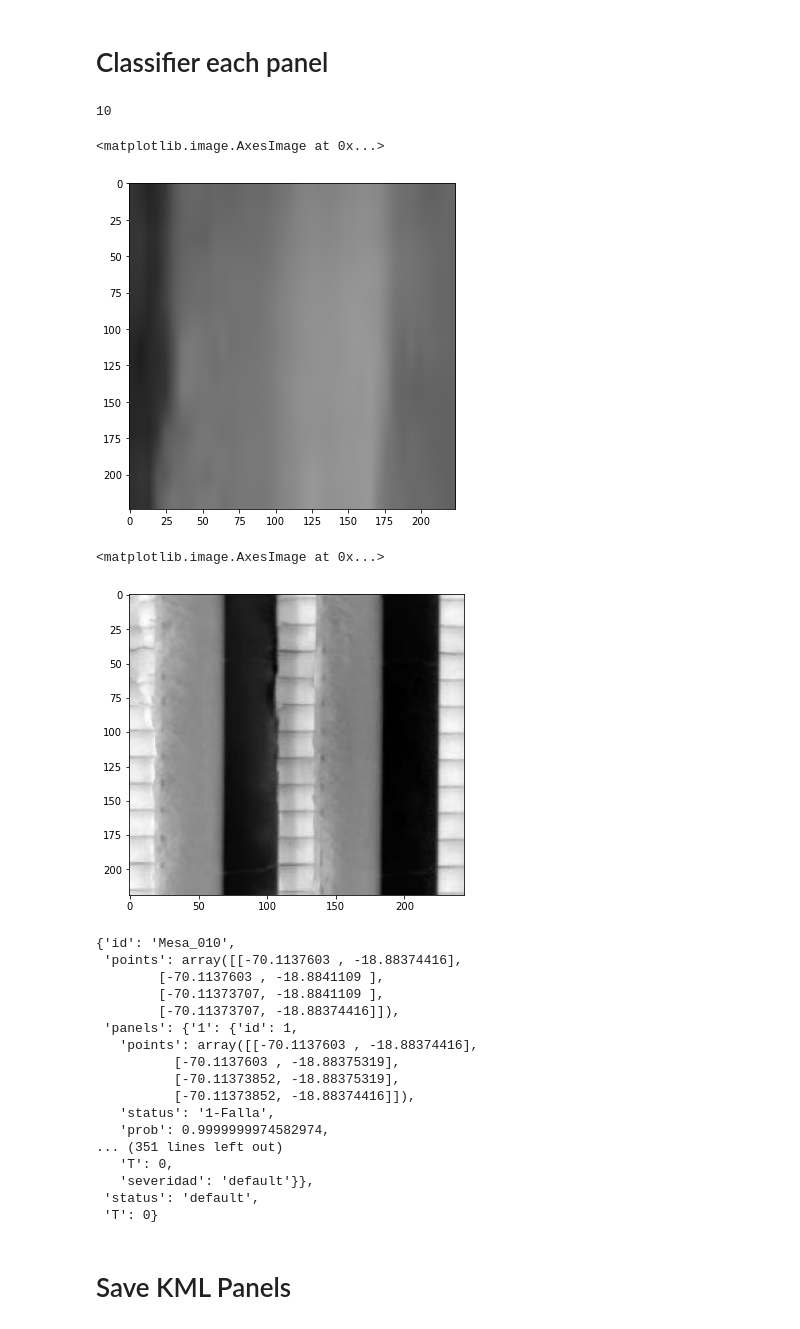
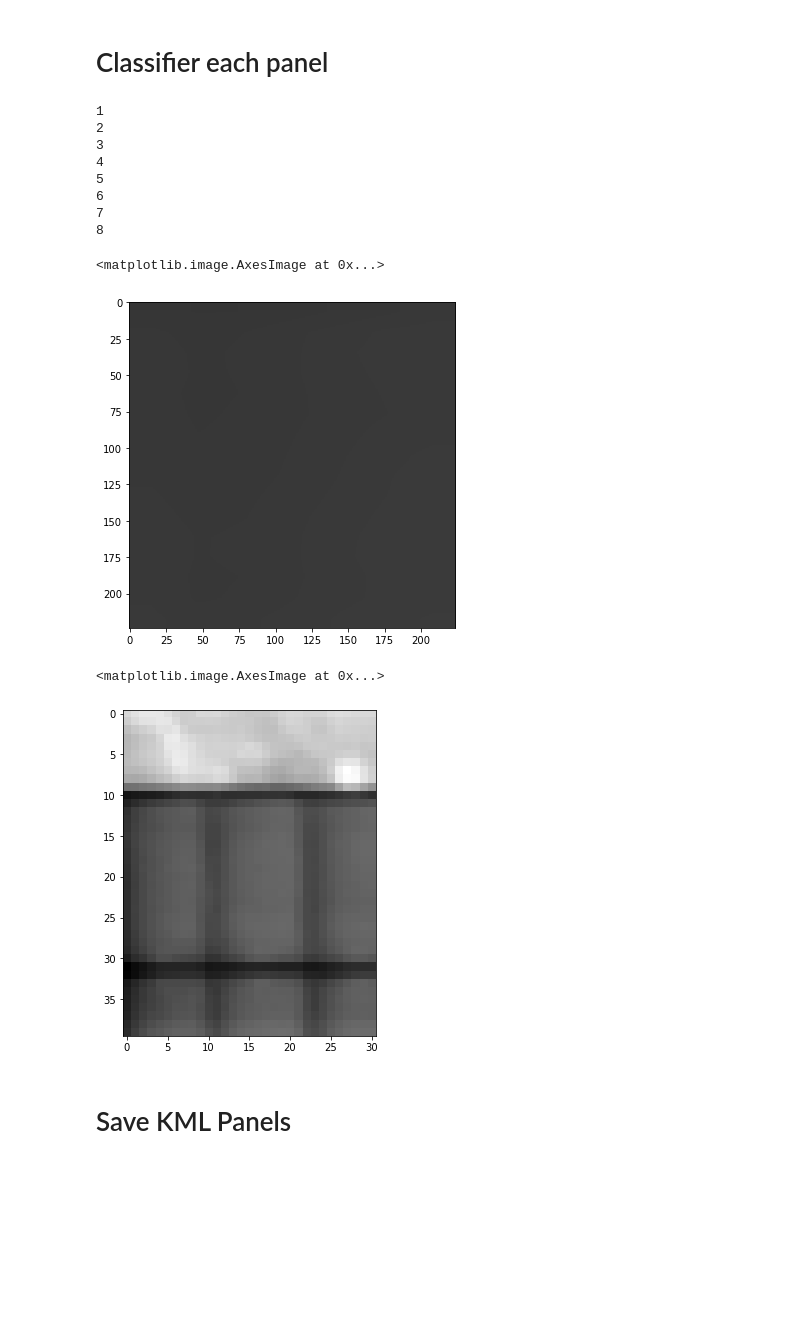
Before and after one commit to RentadroneCL/Photovoltaic_Fault_Detector, a Jupyter notebook: GPS_Panel/ClassifierPanel_KML.ipynb, the cells around one changed output. Drawn from its saved outputs; the diff is of its cells as text; code cells hidden in the pictures; blank space fills up the shorter version.

```diff
--- a/GPS_Panel/ClassifierPanel_KML.ipynb
+++ b/GPS_Panel/ClassifierPanel_KML.ipynb
@@ -30,12 +33,14 @@ def classifier(base_model, recognizer, labels, image_input):
 # %% [markdown]
 # Parameters
 # %%
-path_T = "Pampa/THERMAL_01.tif"
-path_String = "Pampa/BP-A-1.tif"
-ZonaPV = 'BP-A-1'
-path_kml_panel = 'Pampa/KML/Paneles_' + ZonaPV +'_classifier.kml'
-path_dict = 'Pampa/KML/Mesa_' + ZonaPV + '.pickle'
-path_new_dict = 'Pampa/KML/Mesa_' + ZonaPV + '_classifier.pickle'
+path_T = "Los_Loros/TH_02_index_thermal_ir.tif"
+path_String = "Los_Loros/Raster_Test.tif"
+ZonaPV = 'Test'
+path_kml_panel = 'Los_Loros/KML/Paneles_' + ZonaPV +'.kml'
+path_kml_mesa ='Los_Loros/KML/Mesa_' + ZonaPV +'.kml'
+path_dict = 'Los_Loros/KML/Mesa_' + ZonaPV + '.pickle'
+path_new_dict = 'Los_Loros/KML/Mesa_' + ZonaPV + '_classifier.pickle'
+
 
 GR_String = gr.from_file(path_String)
 GR_T = gr.from_file(path_T)
@@ -66,16 +71,16 @@ le = pickle.loads(open(output_label, "rb").read())
 epsilon = -2
 matrix_expand_bounds = [[-epsilon, -epsilon],[+epsilon, -epsilon], [+epsilon, +epsilon], [-epsilon, +epsilon]]
 
-for string_key in ['10']:# L_strings_coord.keys():
+for string_key in L_strings_coord.keys():
     print(string_key)
     string = L_strings_coord[string_key]
     for panel_key in string['panels'].keys():
         panel = string['panels'][panel_key]
         Points =  Utils.gps2pixel(panel['points'], geot_T) + matrix_expand_bounds
 
-        if not GR_T.raster.data[0,Points[0][1] : Points[2][1], Points[0][0]: Points[2][0]].size == 0:
+        if not GR_T.raster.data[Points[0][1] : Points[2][1], Points[0][0]: Points[2][0]].size == 0:
             Im = np.zeros((img_height, img_width, 3))
-            Im[:,:,0] = cv2.resize(GR_T.raster.data[0,Points[0][1] : Points[2][1], Points[0][0]: Points[2][0]], (img_width, img_height))
+            Im[:,:,0] = cv2.resize(GR_T.raster.data[Points[0][1] : Points[2][1], Points[0][0]: Points[2][0]], (img_width, img_height))
             Im[:,:,1] = Im[:,:,0].copy()
             Im[:,:,2] = Im[:,:,0].copy()
             panel['status'], panel['prob'] = classifier(base_model, recognizer_SVM, le, Im)
@@ -83,44 +88,30 @@ for string_key in ['10']:# L_strings_coord.keys():
             print('problem with coords panel: ', string_key, '_', panel_key)
 
 plt.figure(figsize=(6, 6))
-plt.imshow(Im.astype(int))
+plt.imshow(Im)
 # %% [output]
-10
+1
+2
+3
+4
+5
+6
+7
+8
 <matplotlib.image.AxesImage at 0x...>
-[figure, old version]
+[figure, new version]
 # %%
-epsilon = 100
+epsilon = 10
 matrix_expand_bounds = [[-epsilon, -epsilon],[+epsilon, -epsilon], [+epsilon, +epsilon], [-epsilon, +epsilon]]
 
 
-panel = string['panels']['29']
+panel = string['panels']['2']
 Points =  Utils.gps2pixel(panel['points'], geot_T) + matrix_expand_bounds
 plt.figure(figsize=(6, 6))
-plt.imshow(GR_T.raster.data[0,Points[0][1] : Points[2][1], Points[0][0]: Points[2][0]],cmap = 'gray')
+plt.imshow(GR_T.raster.data[Points[0][1] : Points[2][1], Points[0][0]: Points[2][0]],cmap = 'gray')
 # %% [output]
 <matplotlib.image.AxesImage at 0x...>
-[figure, old version]
+[figure, new version]
-# %%
-string = L_strings_coord['10']
-string
-# %% [output]
-{'id': 'Mesa_010',
- 'points': array([[-70.1137603 , -18.88374416],
-        [-70.1137603 , -18.8841109 ],
-        [-70.11373707, -18.8841109 ],
-        [-70.11373707, -18.88374416]]),
- 'panels': {'1': {'id': 1,
-   'points': array([[-70.1137603 , -18.88374416],
-          [-70.1137603 , -18.88375319],
-          [-70.11373852, -18.88375319],
-          [-70.11373852, -18.88374416]]),
-   'status': '1-Falla',
-   'prob': 0.9999999974582974,
-... (351 lines left out)
-   'T': 0,
-   'severidad': 'default'}},
- 'status': 'default',
- 'T': 0}
 # %% [markdown]
 # Save KML Panels
 # %%
```
Also changed, not shown: parts of 3 cells of this notebook, 2 other files.
